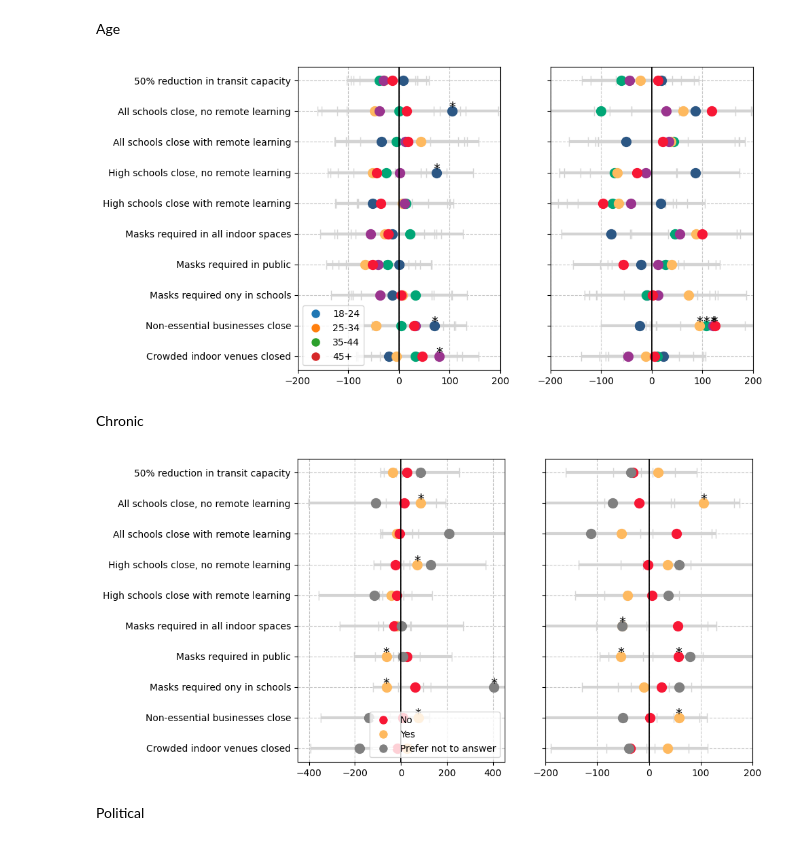
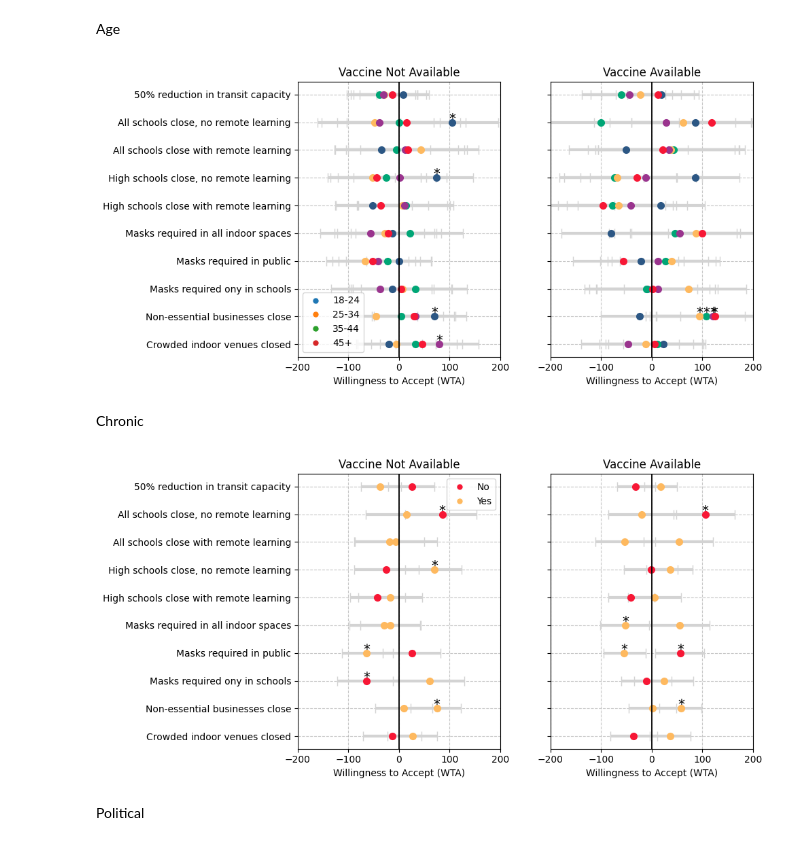
Before and after one commit to yaesoubilab/dces_for_npis, a Jupyter notebook: graphs_for_Reza.ipynb, the cells around one changed output. Saved outputs shown, nothing was run; the diff lists cells and outputs as text; code cells hidden in the pictures.

```diff
--- a/graphs_for_Reza.ipynb
+++ b/graphs_for_Reza.ipynb
@@ -9,6 +9,7 @@ import numpy as np
 
 FIG_SIZE = (10, 5)
 WTP_X_RANGE = (-200, 200)
+MARKER_SIZE = 7
 # %% [markdown]
 Read in files
 # %%
@@ -569,7 +578,7 @@ colors_coef_race = [
 
 ax[0].errorbar(wtp_no_vaccine, x_wtp_race, xerr=[results_race_no_vaccine_filtered['WTP_mean'] - results_race_no_vaccine_filtered['WTP_CI_lower'], results_race_no_vaccine_filtered['WTP_CI_upper'] - results_race_no_vaccine_filtered['WTP_mean']], fmt='none', color='black', ecolor='lightgray', elinewidth=3, capsize=5)
 for i in range(len(x_wtp_race)):
-    ax[0].plot(wtp_no_vaccine[i], x_wtp_race[i], 'o', color=colors_coef_race[i], markersize=10)
+    ax[0].plot(wtp_no_vaccine[i], x_wtp_race[i], 'o', color=colors_coef_race[i], markersize=MARKER_SIZE)
 
 # Add "*" for significant p-values
 for i, p in enumerate(p_values_no_vaccine):
@@ -582,13 +591,15 @@ ax[0].set_yticklabels(x_lab_single_plots, rotation=0, ha='right', fontsize=10)
 ax[0].grid(True, linestyle='--', alpha=0.7)
 ax[0].set_xlim(-900, 900)
 ax[0].axvline(x=0, color='black', linestyle='-', linewidth=1.3)
+ax[0].set_title('Vaccine Not Available')
+ax[0].set_xlabel('Willingness to Accept (WTA)')
 
 legend_elements_race = [
-    Line2D([0], [0], marker='o', color='w', label='African American/\nBlack', markerfacecolor='#8c564b', markersize=10),
-    Line2D([0], [0], marker='o', color='w', label='Asian/Asian American\nor Chinese or Vietnamese\nor Filipino or Japanese\nor Asian Indian', markerfacecolor='#1f77b4', markersize=10),
-    Line2D([0], [0], marker='o', color='w', label='Middle Eastern\nor North African', markerfacecolor='#ff7f0e', markersize=10),
-    Line2D([0], [0], marker='o', color='w', label='Native Hawaiian\nor Pacific Islander\nor American Indian\nor Native American\nor Alaskan Native\nor Chamoan or Samoan', markerfacecolor='#2ca02c', markersize=10),
-    Line2D([0], [0], marker='o', color='w', label='Other or Self-defined\nor Multi-racial', markerfacecolor='#d62728', markersize=10),
+    Line2D([0], [0], marker='o', color='w', label='African American/\nBlack', markerfacecolor='#8c564b', markersize=MARKER_SIZE),
+    Line2D([0], [0], marker='o', color='w', label='Asian/Asian American\nor Chinese or Vietnamese\nor Filipino or Japanese\nor Asian Indian', markerfacecolor='#1f77b4', markersize=MARKER_SIZE),
+    Line2D([0], [0], marker='o', color='w', label='Middle Eastern\nor North African', markerfacecolor='#ff7f0e', markersize=MARKER_SIZE),
+    Line2D([0], [0], marker='o', color='w', label='Native Hawaiian\nor Pacific Islander\nor American Indian\nor Native American\nor Alaskan Native\nor Chamoan or Samoan', markerfacecolor='#2ca02c', markersize=MARKER_SIZE),
+    Line2D([0], [0], marker='o', color='w', label='Other or Self-defined\nor Multi-racial', markerfacecolor='#d62728', markersize=MARKER_SIZE),
     Line2D([0], [0], marker='o', color='w', label='White', markerfacecolor='#9467bd', markersize=10)
 ]
 
@@ -598,7 +609,7 @@ ax[0].legend(handles=legend_elements_race, loc='best')
 # Plot the filtered WTP and their confidence intervals on the second axis
 ax[1].errorbar(wtp_vaccine, x_wtp_race, xerr=[results_race_vaccine_filtered['WTP_mean'] - results_race_vaccine_filtered['WTP_CI_lower'], results_race_vaccine_filtered['WTP_CI_upper'] - results_race_vaccine_filtered['WTP_mean']], fmt='none', color='black', ecolor='lightgray', elinewidth=3, capsize=5)
 for i in range(len(wtp_vaccine)):
-    ax[1].plot(wtp_vaccine[i], x_wtp_race[i], 'o', color=colors_coef_race[i], markersize=10)
+    ax[1].plot(wtp_vaccine[i], x_wtp_race[i], 'o', color=colors_coef_race[i], markersize=MARKER_SIZE)
 for i, p in enumerate(p_values_vaccine):
     if p < 0.05:
         ax[1].text(wtp_vaccine[i] + 0.001, x_wtp_race[i], '*', color='black', fontsize=14, ha='center')
@@ -609,6 +620,8 @@ ax[1].set_yticklabels("", rotation=0, ha='right', fontsize=10)
 ax[1].grid(True, linestyle='--', alpha=0.7)
 ax[1].axvline(x=0, color='black', linestyle='-', linewidth=1.3)
 ax[1].set_xlim(-900, 900)
+ax[1].set_title('Vaccine Available')
+ax[1].set_xlabel('Willingness to Accept (WTA)')
 
 plt.tight_layout(w_pad=3.0)
 plt.savefig('WTP_race_both.png')
@@ -649,11 +662,11 @@ wtp_vaccine = wtp_vaccine[reorder_indices_age_wtp]
 p_values_vaccine = p_values_vaccine[reorder_indices_age_wtp]  # Reorder p-values accordingly
 
 legend_elements_age = [
-    Line2D([0], [0], marker='o', color='w', label='≥ 65', markerfacecolor='#F71735', markersize=10),
-    Line2D([0], [0], marker='o', color='w', label='50-64', markerfacecolor='#9A348E', markersize=10),
-    Line2D([0], [0], marker='o', color='w', label='35-49', markerfacecolor='#FEB95F', markersize=10),
-    Line2D([0], [0], marker='o', color='w', label='25-34', markerfacecolor='#00A676', markersize=10),
-    Line2D([0], [0], marker='o', color='w', label='18-24', markerfacecolor='#2C5784', markersize=10)
+    Line2D([0], [0], marker='o', color='w', label='≥ 65', markerfacecolor='#F71735', markersize=MARKER_SIZE),
+    Line2D([0], [0], marker='o', color='w', label='50-64', markerfacecolor='#9A348E', markersize=MARKER_SIZE),
+    Line2D([0], [0], marker='o', color='w', label='35-49', markerfacecolor='#FEB95F', markersize=MARKER_SIZE),
+    Line2D([0], [0], marker='o', color='w', label='25-34', markerfacecolor='#00A676', markersize=MARKER_SIZE),
+    Line2D([0], [0], marker='o', color='w', label='18-24', markerfacecolor='#2C5784', markersize=MARKER_SIZE)
 ]
 
 colors_coef_age = [
@@ -669,7 +682,7 @@ colors_coef_age = [
 
 ax[0].errorbar(wtp_no_vaccine, x_wtp_age, xerr=[results_age_no_vaccine_filtered['WTP_mean'] - results_age_no_vaccine_filtered['WTP_CI_lower'], results_age_no_vaccine_filtered['WTP_CI_upper'] - results_age_no_vaccine_filtered['WTP_mean']], fmt='none', color='black', ecolor='lightgray', elinewidth=3, capsize=5)
 for i in range(len(x_wtp_age)):
-    ax[0].plot(wtp_no_vaccine[i], x_wtp_age[i], 'o', color=colors_coef_age[i], markersize=10)
+    ax[0].plot(wtp_no_vaccine[i], x_wtp_age[i], 'o', color=colors_coef_age[i], markersize=MARKER_SIZE)
 
 # Add "*" for significant p-values
 for i, p in enumerate(p_values_no_vaccine):
@@ -682,13 +695,15 @@ ax[0].set_yticklabels(x_lab_single_plots, rotation=0, ha='right', fontsize=10)
 ax[0].grid(True, linestyle='--', alpha=0.7)
 ax[0].set_xlim(WTP_X_RANGE)
 ax[0].axvline(x=0, color='black', linestyle='-', linewidth=1.3)
+ax[0].set_title('Vaccine Not Available')
+ax[0].set_xlabel('Willingness to Accept (WTA)')
 
 # Create legend elements for the 4 age categories
 legend_elements_age = [
-    Line2D([0], [0], marker='o', color='w', label='18-24', markerfacecolor='#1f77b4', markersize=10),
-    Line2D([0], [0], marker='o', color='w', label='25-34', markerfacecolor='#ff7f0e', markersize=10),
-    Line2D([0], [0], marker='o', color='w', label='35-44', markerfacecolor='#2ca02c', markersize=10),
-    Line2D([0], [0], marker='o', color='w', label='45+', markerfacecolor='#d62728', markersize=10)
+    Line2D([0], [0], marker='o', color='w', label='18-24', markerfacecolor='#1f77b4', markersize=MARKER_SIZE),
+    Line2D([0], [0], marker='o', color='w', label='25-34', markerfacecolor='#ff7f0e', markersize=MARKER_SIZE),
+    Line2D([0], [0], marker='o', color='w', label='35-44', markerfacecolor='#2ca02c', markersize=MARKER_SIZE),
+    Line2D([0], [0], marker='o', color='w', label='45+', markerfacecolor='#d62728', markersize=MARKER_SIZE)
 ]
 
 ax[0].legend(handles=legend_elements_age, loc='best')
@@ -696,7 +711,7 @@ ax[0].legend(handles=legend_elements_age, loc='best')
 # Plot the filtered WTP and their confidence intervals on the second axis
 ax[1].errorbar(wtp_vaccine, x_wtp_age, xerr=[results_age_vaccine_filtered['WTP_mean'] - results_age_vaccine_filtered['WTP_CI_lower'], results_age_vaccine_filtered['WTP_CI_upper'] - results_age_vaccine_filtered['WTP_mean']], fmt='none', color='black', ecolor='lightgray', elinewidth=3, capsize=5)
 for i in range(len(wtp_vaccine)):
-    ax[1].plot(wtp_vaccine[i], x_wtp_age[i], 'o', color=colors_coef_age[i], markersize=10)
+    ax[1].plot(wtp_vaccine[i], x_wtp_age[i], 'o', color=colors_coef_age[i], markersize=MARKER_SIZE)
 for i, p in enumerate(p_values_vaccine):
     if p < 0.05:
         ax[1].text(wtp_vaccine[i] + 0.001, x_wtp_age[i], '*', color='black', fontsize=14, ha='center')
@@ -707,11 +722,13 @@ ax[1].set_yticklabels("", rotation=0, ha='right', fontsize=10)
 ax[1].grid(True, linestyle='--', alpha=0.7)
 ax[1].axvline(x=0, color='black', linestyle='-', linewidth=1.3)
 ax[1].set_xlim(WTP_X_RANGE)
+ax[1].set_title('Vaccine Available')
+ax[1].set_xlabel('Willingness to Accept (WTA)')
 
 plt.tight_layout(w_pad=3.0)
 plt.savefig('WTP_age_both.png')
 # %% [output]
-[figure, old version]
+[figure, new version]
 # %% [markdown]
 Chronic
 # %%
@@ -719,11 +736,13 @@ fig, ax = plt.subplots(1, 2, figsize=FIG_SIZE)
 
 x_wtp_chronic = []
 for i in range(10):
-    x_wtp_chronic.extend([i] * 3)
-reorder_indices_chronic_wtp = [index for index in reorder_indices_chronic if not (index.startswith("Healthcare_restrictions") or index.startswith("Number_of_infections"))]
+    x_wtp_chronic.extend([i] * 2)
+reorder_indices_chronic_wtp = [index for index in reorder_indices_chronic if not (index.startswith("Healthcare_restrictions") or index.startswith("Number_of_infections") or index.endswith('Prefer not to answer'))]
 
-remove_indices_no_vaccine = [index for index in results_chronic_no_vaccine.index if index.startswith("Healthcare_restrictions") or index.startswith("Number_of_infections")]
-remove_indices_vaccine = [index for index in results_chronic_vaccine.index if index.startswith("Healthcare_restrictions") or index.startswith("Number_of_infections")]
+remove_indices_no_vaccine = [index for index in results_chronic_no_vaccine.index if index.startswith("Healthcare_restrictions") or index.startswith("Number_of_infections")
+                             or index.endswith('Prefer not to answer')]
+remove_indices_vaccine = [index for index in results_chronic_vaccine.index if index.startswith("Healthcare_restrictions") or index.startswith("Number_of_infections")
+                          or index.endswith('Prefer not to answer')]
 
 results_chronic_no_vaccine.drop(index=remove_indices_no_vaccine, inplace=True)
 results_chronic_vaccine.drop(index=remove_indices_vaccine, inplace=True)
@@ -748,20 +767,21 @@ p_values_vaccine = p_values_vaccine[reorder_indices_chronic_wtp]  # Reorder p-va
 
 colors_coef_chronic = [
     '#F71735' if '_No' in idx else
-    'grey' if '_Prefer not to answer' in idx else
+    # 'grey' if '_Prefer not to answer' in idx else
     '#FEB95F'  # Default color if none of the conditions match
     for idx in reorder_indices_chronic
 ]
 
 legend_elements_chronic = [
-    Line2D([0], [0], marker='o', color='w', label='No', markerfacecolor='#F71735', markersize=10),
-    Line2D([0], [0], marker='o', color='w', label='Yes', markerfacecolor='#FEB95F', markersize=10),
-    Line2D([0], [0], marker='o', color='w', label='Prefer not to answer', markerfacecolor='grey', markersize=10)
+    Line2D([0], [0], marker='o', color='w', label='No', markerfacecolor='#F71735', markersize=MARKER_SIZE),
+    Line2D([0], [0], marker='o', color='w', label='Yes', markerfacecolor='#FEB95F', markersize=MARKER_SIZE)
+    # Line2D([0], [0], marker='o', color='w', label='Prefer not to answer', markerfacecolor='grey', markersize=10
+
 
 ]
 ax[0].errorbar(wtp_no_vaccine, x_wtp_chronic, xerr=[results_chronic_no_vaccine_filtered['WTP_mean'] - results_chronic_no_vaccine_filtered['WTP_CI_lower'], results_chronic_no_vaccine_filtered['WTP_CI_upper'] - results_chronic_no_vaccine_filtered['WTP_mean']], fmt='none', color='black', ecolor='lightgray', elinewidth=3, capsize=5)
 for i in range(len(x_wtp_chronic)):
-    ax[0].plot(wtp_no_vaccine[i], x_wtp_chronic[i], 'o', color=colors_coef_chronic[i], markersize=10)
+    ax[0].plot(wtp_no_vaccine[i], x_wtp_chronic[i], 'o', color=colors_coef_chronic[i], markersize=MARKER_SIZE)
 
 # Add "*" for significant p-values
 for i, p in enumerate(p_values_no_vaccine):
@@ -770,36 +790,40 @@ for i, p in enumerate(p_values_no_vaccine):
 
 ax[0].set_ylabel('', fontsize=14)
 ax[0].set_yticks(np.arange(len(x_lab_single_plots)))
 ax[0].set_yticklabels(x_lab_single_plots, rotation=0, ha='right', fontsize=10)
 ax[0].grid(True, linestyle='--', alpha=0.7)
 ax[0].set_xlim(WTP_X_RANGE)
 ax[0].axvline(x=0, color='black', linestyle='-', linewidth=1.3)
+ax[0].set_title('Vaccine Not Available')
+ax[0].set_xlabel('Willingness to Accept (WTA)')
 
 # Add chronic condition legend
 ax[0].legend(handles=legend_elements_chronic, loc='best')
 
 # Plot the filtered WTP and their confidence intervals on the second axis
 ax[1].errorbar(wtp_vaccine, x_wtp_chronic, xerr=[results_chronic_vaccine_filtered['WTP_mean'] - results_chronic_vaccine_filtered['WTP_CI_lower'], results_chronic_vaccine_filtered['WTP_CI_upper'] - results_chronic_vaccine_filtered['WTP_mean']], fmt='none', color='black', ecolor='lightgray', elinewidth=3, capsize=5)
 for i in range(len(wtp_vaccine)):
-    ax[1].plot(wtp_vaccine[i], x_wtp_chronic[i], 'o', color=colors_coef_chronic[i], markersize=10)
+    ax[1].plot(wtp_vaccine[i], x_wtp_chronic[i], 'o', color=colors_coef_chronic[i], markersize=MARKER_SIZE)
 for i, p in enumerate(p_values_vaccine):
     if p < 0.05:
         ax[1].text(wtp_vaccine[i] + 0.001, x_wtp_chronic[i], '*', color='black', fontsize=14, ha='center')
 
 ax[1].set_ylabel('', fontsize=14)
 ax[1].set_yticks(np.arange(len(x_lab_single_plots)))
 ax[1].set_yticklabels("", rotation=0, ha='right', fontsize=10)
-ax[0].set_xlim(-450, 450)
+# ax[0].set_xlim(-450, 450)
 
 ax[1].grid(True, linestyle='--', alpha=0.7)
 ax[1].axvline(x=0, color='black', linestyle='-', linewidth=1.3)
 ax[1].set_xlim(WTP_X_RANGE)
+ax[1].set_title('Vaccine Available')
+ax[1].set_xlabel('Willingness to Accept (WTA)')
 
 plt.tight_layout(w_pad=3.0)
 
 plt.savefig('WTP_chronic_both.png')
 # %% [output]
-[figure, old version]
+[figure, new version]
 # %% [markdown]
 Political
 # %%
```
Also changed, not shown: parts of 5 cells of this notebook, 6 other files.
